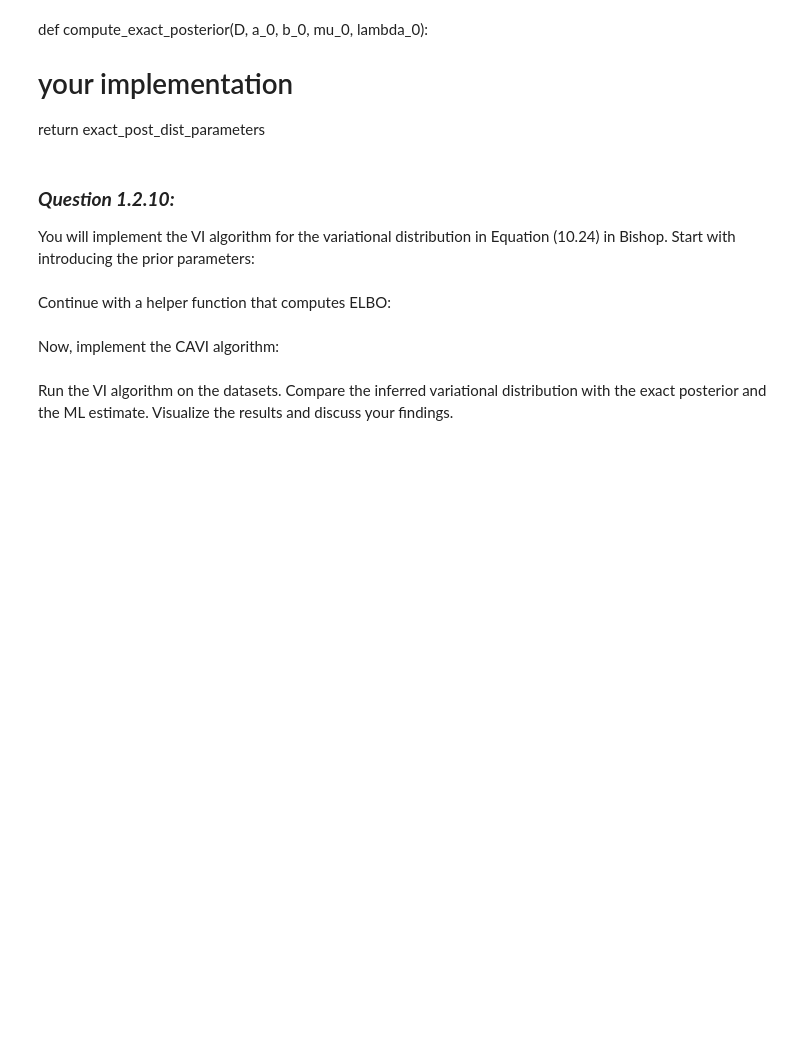
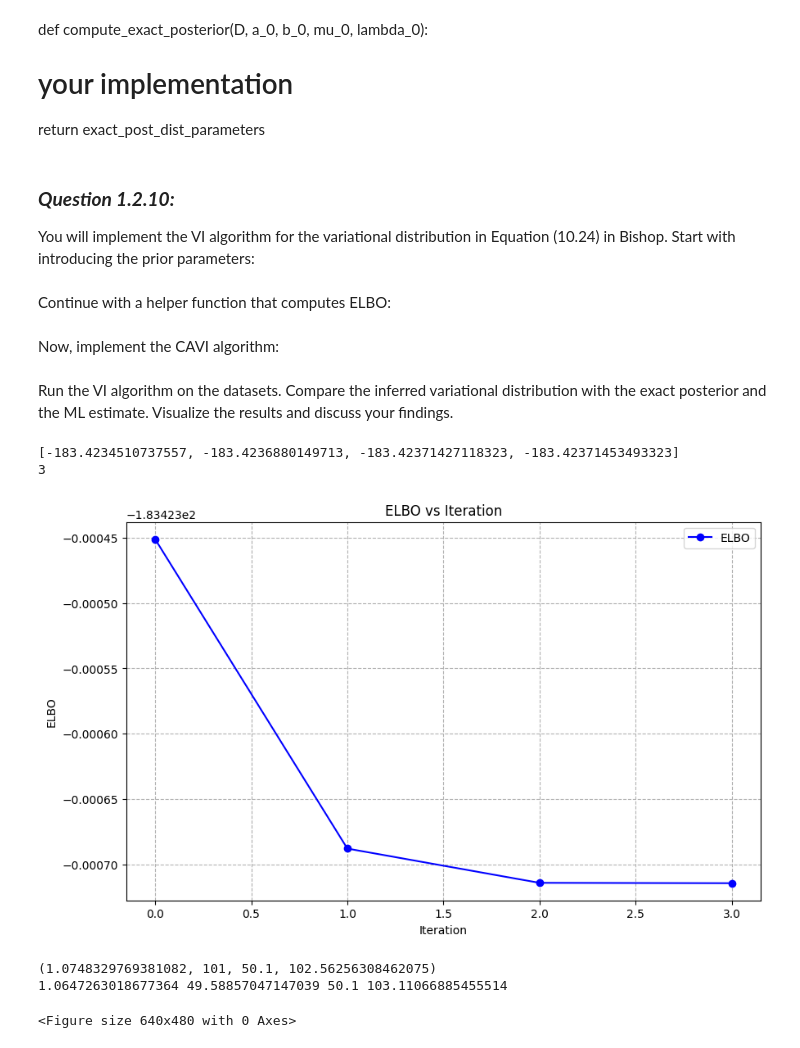
Before and after one commit to LeoL12167/MLadv_A_exercises, a Jupyter notebook: A1/1A-2-HT24.ipynb, the cells around one changed output. Saved outputs shown, nothing was run; the diff lists cells and outputs as text; code cells hidden in the pictures; blank space fills up the shorter version.

```diff
--- a/A1/1A-2-HT24.ipynb
+++ b/A1/1A-2-HT24.ipynb
@@ -84,9 +85,9 @@ def compute_exact_posterior(D, a_0, b_0, mu_0, lambda_0):
 You will implement the VI algorithm for the variational distribution in Equation (10.24) in Bishop. Start with introducing the prior parameters:
 # %%
 # prior parameters
-mu_0 = 1
-lambda_0 = 5
-a_0 = 1
+mu_0 = 0.1
+lambda_0 = 1
+a_0 = 0.1
 b_0 = 0.5
 # %% [markdown]
 Continue with a helper function that computes ELBO:
@@ -101,11 +150,2 @@ def compute_elbo (D, a_0, b_0, mu_0, lambda_0, a_N , b_N, mu_N, lambda_N):
 # %% [markdown]
 Now, implement the CAVI algorithm:
-# %%
-def CAVI(D, a_0, b_0, mu_0, lambda_0):
-  # make an initial guess for the expected value of tau
-  initial_guess_exp_tau = 0.5
-
-  # CAVI iterations ...
-    # save ELBO for each iteration, plot them afterwards to show convergence
-
-  return a_N, b_N, mu_N, lambda_N, elbos
@@ -116,10 +194,36 @@ findings.
 # %%
 # Insert your main code here
 
 
 # Example flow for dataset_2:
   ##  mu_ml, tau_ml = ML_est(dataset_2)
   ##  a_N, b_N, mu_N, lambda_N, elbos = CAVI(dataset_2, a_0, b_0, mu_0, lambda_0)
   ##  plot elbos, show convergence
   ##  exact_post_dist_param = compute_exact_posterior(dataset_2, a_0, b_0, mu_0, lambda_0)
   ##  compare exact_post_dist with the CAVI result ( = q(a_N, b_N, mu_N, lambda_N) ) using for ex. contour plots, show also ML estimate on this plot
+
+mu_ml, tau_ml = ML_est(dataset_3)
+a_N, b_N, mu_N, lambda_N, elbos, iter = CAVI(dataset_2, a_0, b_0, mu_0, lambda_0, max_iter=1000, tol=1e-6)
+print(elbos)
+print(iter)
+
+plt.figure(figsize=(10, 6))
+plt.plot(range(iter+1), elbos, label='ELBO', color='blue', marker='o', linestyle='-')
+plt.xlabel('Iteration')
+plt.ylabel('ELBO')
+plt.title('ELBO vs Iteration')
+plt.grid(True, which="both", ls="--")
+plt.legend()
+plt.show()
+plt.savefig('Report/figures/1.2/elbos.png')
+plt.clf()
+exact_post_dist_param = compute_exact_posterior(dataset_2, a_0, b_0, mu_0, lambda_0)
+print(exact_post_dist_param)
+print(mu_N, lambda_N, a_N, b_N)
+# %% [output]
+[-183.4234510737557, -183.4236880149713, -183.42371427118323, -183.42371453493323]
+3
+[figure, added]
+(1.0748329769381082, 101, 50.1, 102.56256308462075)
+1.0647263018677364 49.58857047147039 50.1 103.11066885455514
+<Figure size 640x480 with 0 Axes>
```
Also changed, not shown: parts of 4 cells of this notebook, 6 other files.
